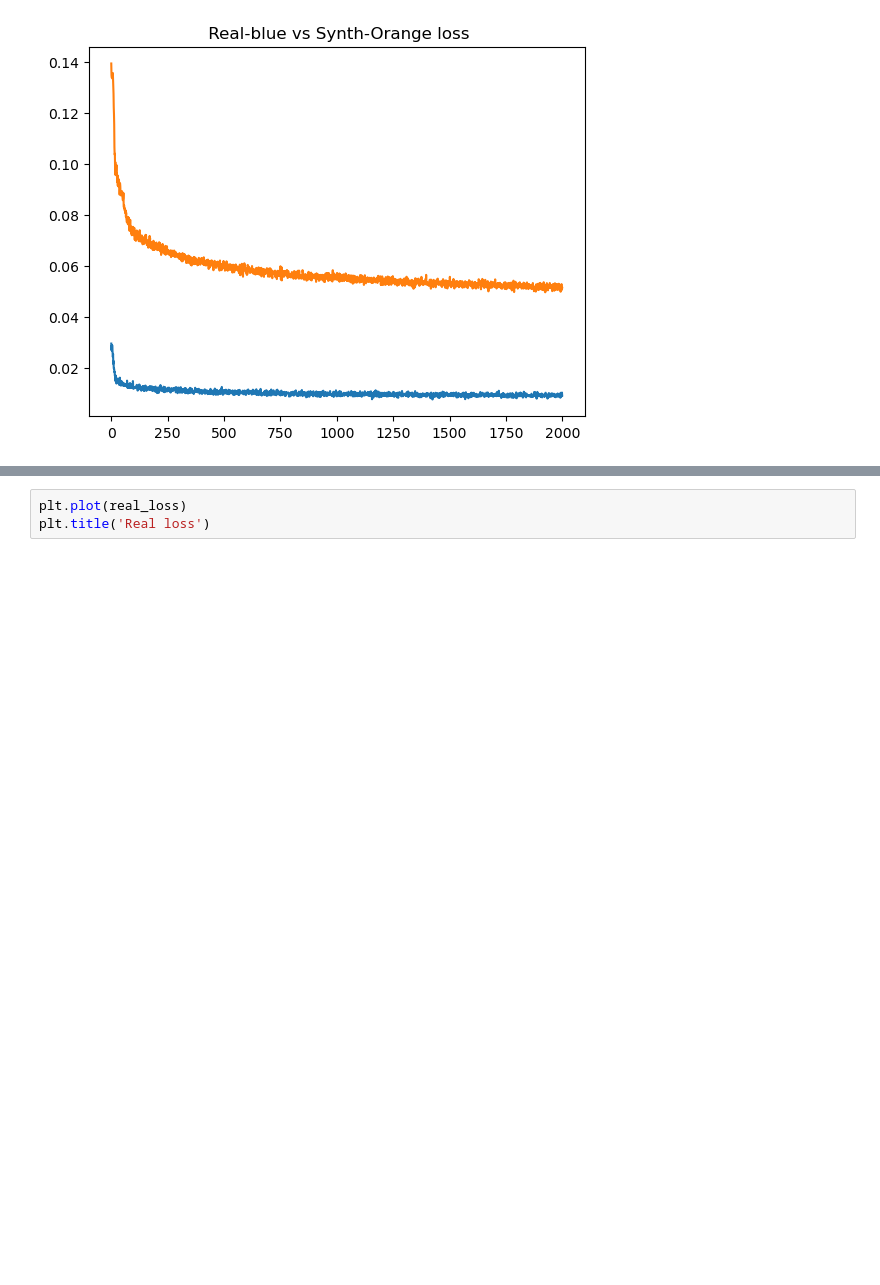
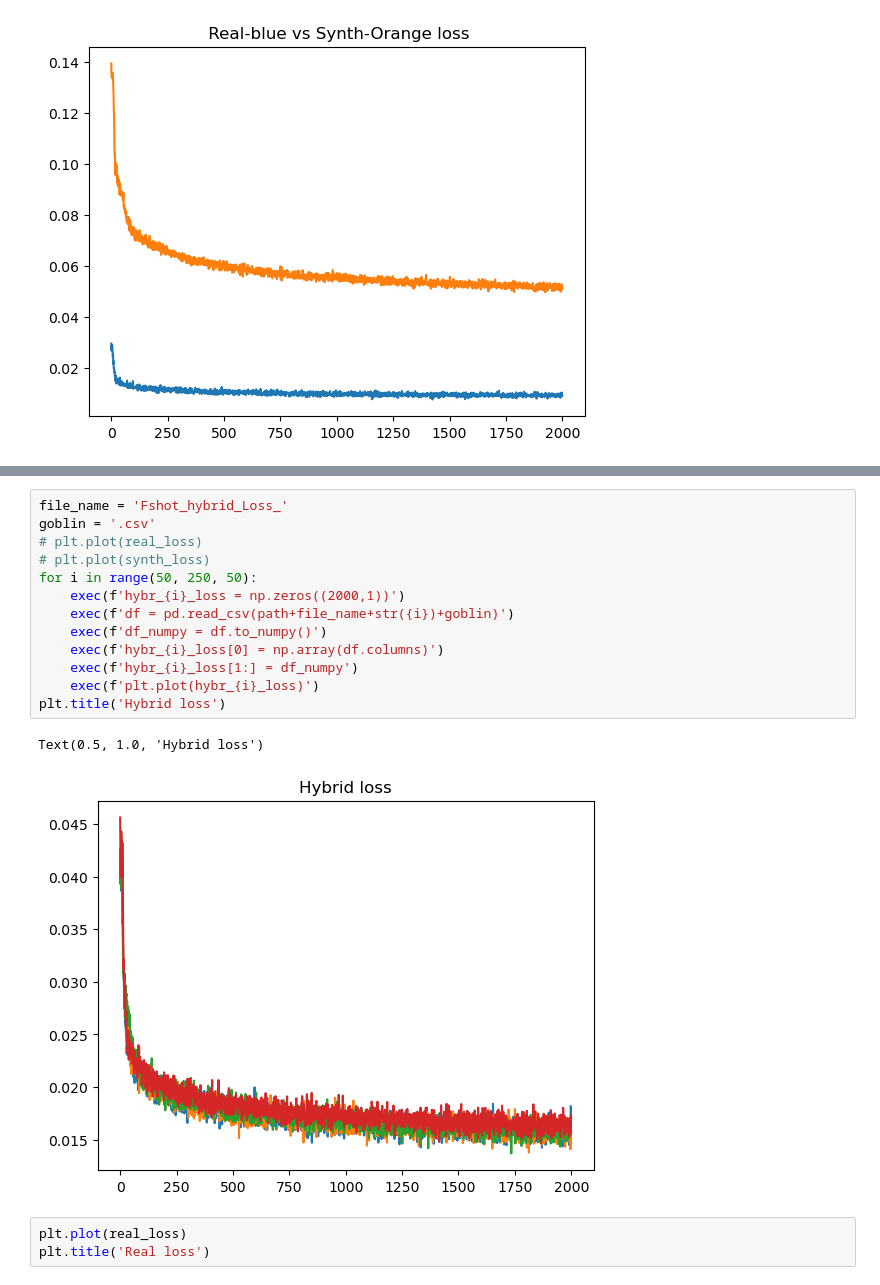
Before and after one commit to CaffineAddic/HybridMorph, a Jupyter notebook: FewShotCSV_visualizationLoss.ipynb, the cells around one changed output, grey strips where cells are left out. Saved outputs shown, nothing was run; the diff lists cells and outputs as text; blank space fills up the shorter version.

```diff
--- a/FewShotCSV_visualizationLoss.ipynb
+++ b/FewShotCSV_visualizationLoss.ipynb
@@ -45,3 +45,19 @@ for i in range(50, 250, 50):
+# %%
+file_name = 'Fshot_hybrid_Loss_'
+goblin = '.csv'
+# plt.plot(real_loss)
+# plt.plot(synth_loss)
+for i in range(50, 250, 50):
+    exec(f'hybr_{i}_loss = np.zeros((2000,1))')
+    exec(f'df = pd.read_csv(path+file_name+str({i})+goblin)')
+    exec(f'df_numpy = df.to_numpy()')
+    exec(f'hybr_{i}_loss[0] = np.array(df.columns)')
+    exec(f'hybr_{i}_loss[1:] = df_numpy')
+    exec(f'plt.plot(hybr_{i}_loss)')
+plt.title('Hybrid loss')
+# %% [output]
+Text(0.5, 1.0, 'Hybrid loss')
+[figure, added]
 # %%
 plt.plot(real_loss)
 plt.title('Real loss')
```
Also changed, not shown: parts of 7 cells of this notebook.
